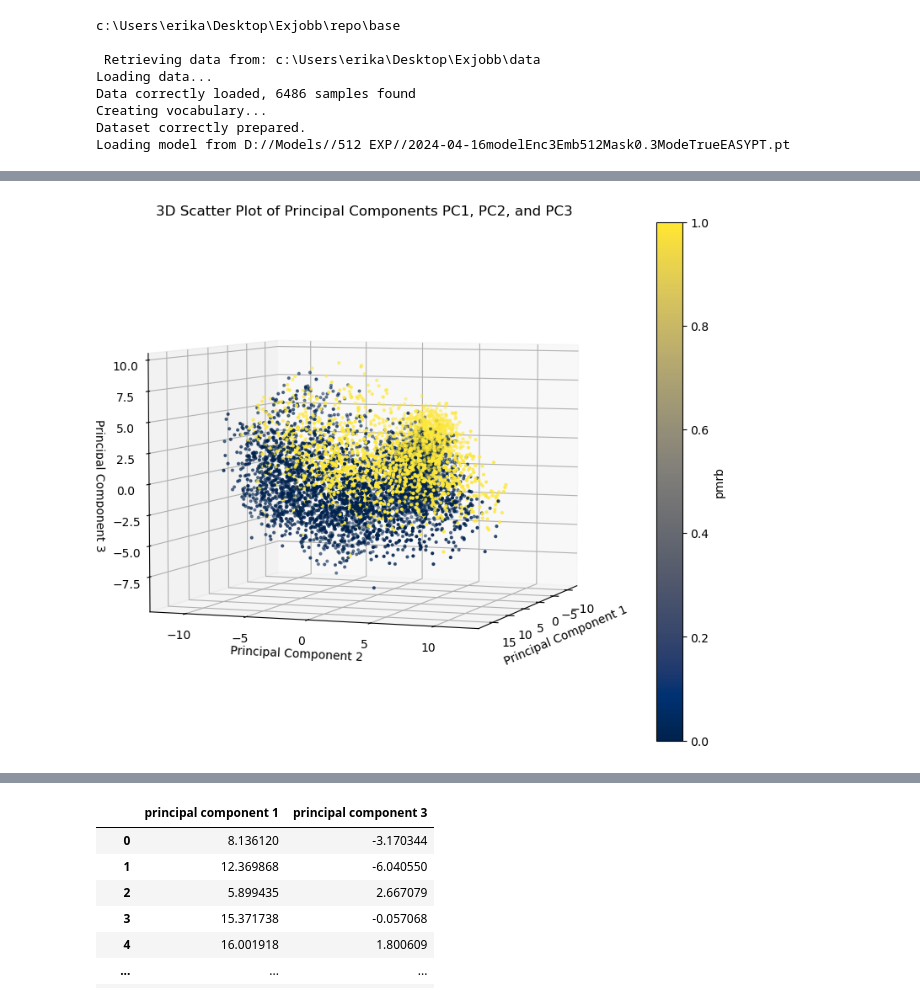
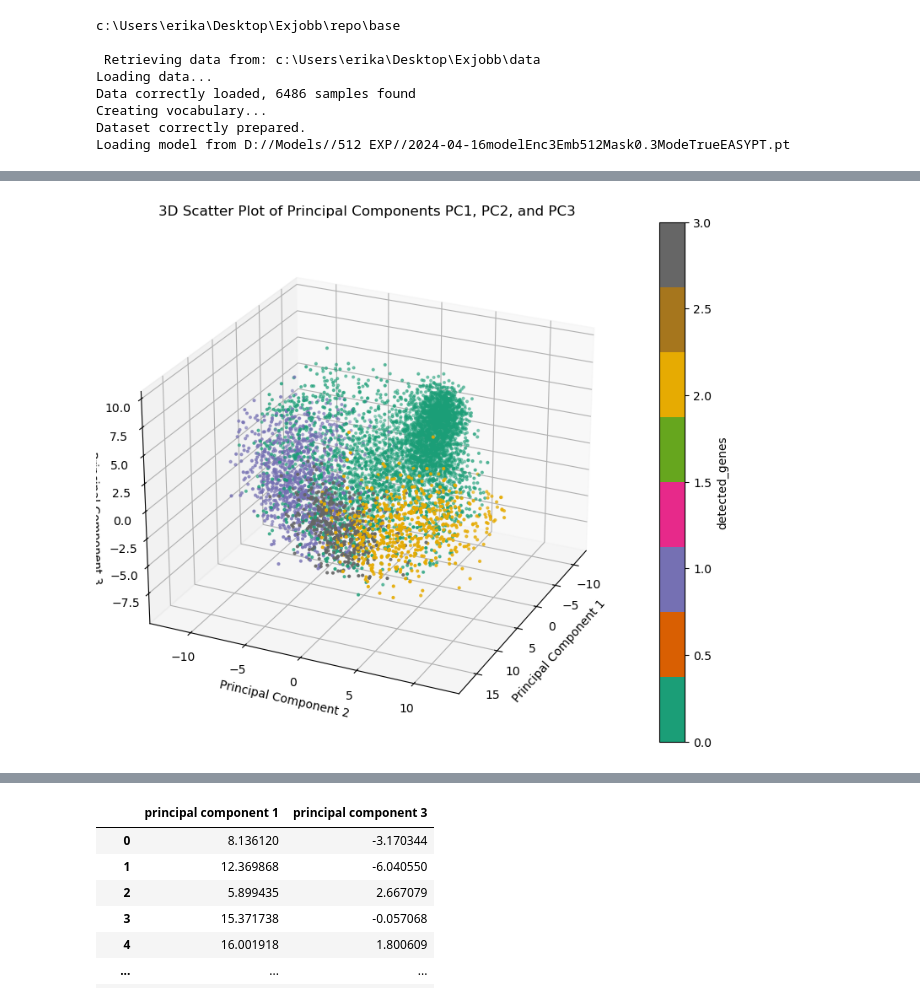
Before and after one commit to aeerik/base, a Jupyter notebook: cls_analysis.ipynb, the cells around one changed output, grey strips where cells are left out. Cells and saved outputs as stored; diff of their text form; code cells hidden in the pictures.

```diff
--- a/cls_analysis.ipynb
+++ b/cls_analysis.ipynb
@@ -508,38 +508,38 @@ import pandas as pd
 # Perform PCA
 pca = PCA(n_components=5)
 principalComponents = pca.fit_transform(df.iloc[:,:-12])
-color = 'pmrb'
+color = 'detected_genes'
 
 # Select the specified components
 selected_components = [0, 1, 2]  # PC1, PC2, PC3
 principalDf = pd.DataFrame(data=principalComponents[:, selected_components],
                            columns=[f'principal component {c}' for c in selected_components])
 
 # Create 3D plot
 fig = plt.figure(figsize=(10, 8))
 ax = fig.add_subplot(111, projection='3d')
 
 # Scatter plot
 scatter = ax.scatter(principalDf['principal component 0'],
                      principalDf['principal component 1'],
                      principalDf['principal component 2'],
-                     c=df[color], cmap='cividis', s=4)
+                     c=df[color], cmap='Dark2', s=4)
 
 # Title and labels
 ax.set_title('3D Scatter Plot of Principal Components PC1, PC2, and PC3')
 ax.set_xlabel('Principal Component 1')
 ax.set_ylabel('Principal Component 2')
 ax.set_zlabel('Principal Component 3')
 
 # Add color bar
 plt.colorbar(scatter, label=color)
 
 # Change the viewing angle
-ax.view_init(elev=5, azim=20)  # Adjust the elevation and azimuth angles as needed
+ax.view_init(elev=25, azim=25)  # Adjust the elevation and azimuth angles as needed
 
 plt.show()
 # %% [output]
-[figure, old version]
+[figure, new version]
 # %%
 gene_list = top_df['genes']
 for gene in gene_list:
```
Also changed, not shown: parts of 3 cells of this notebook, 2 other files.
